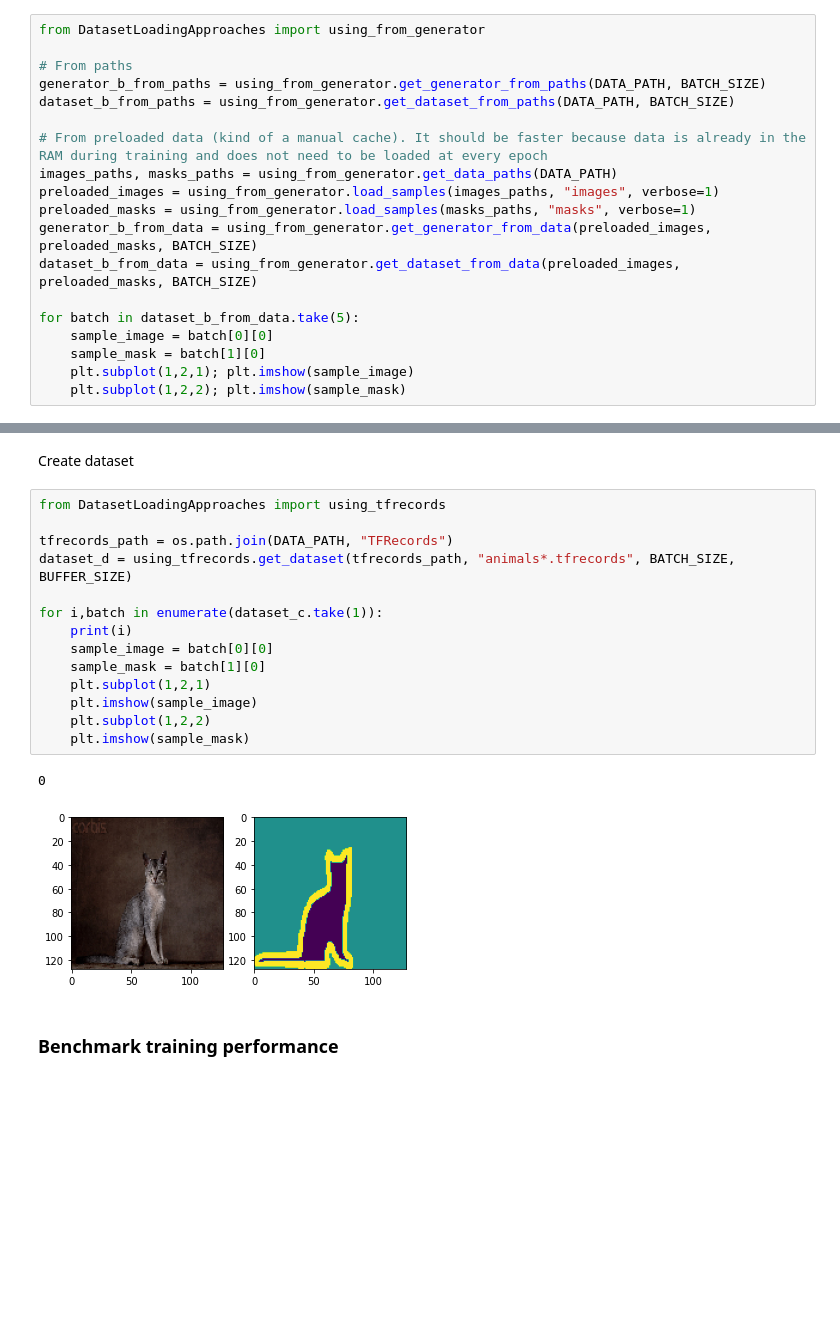
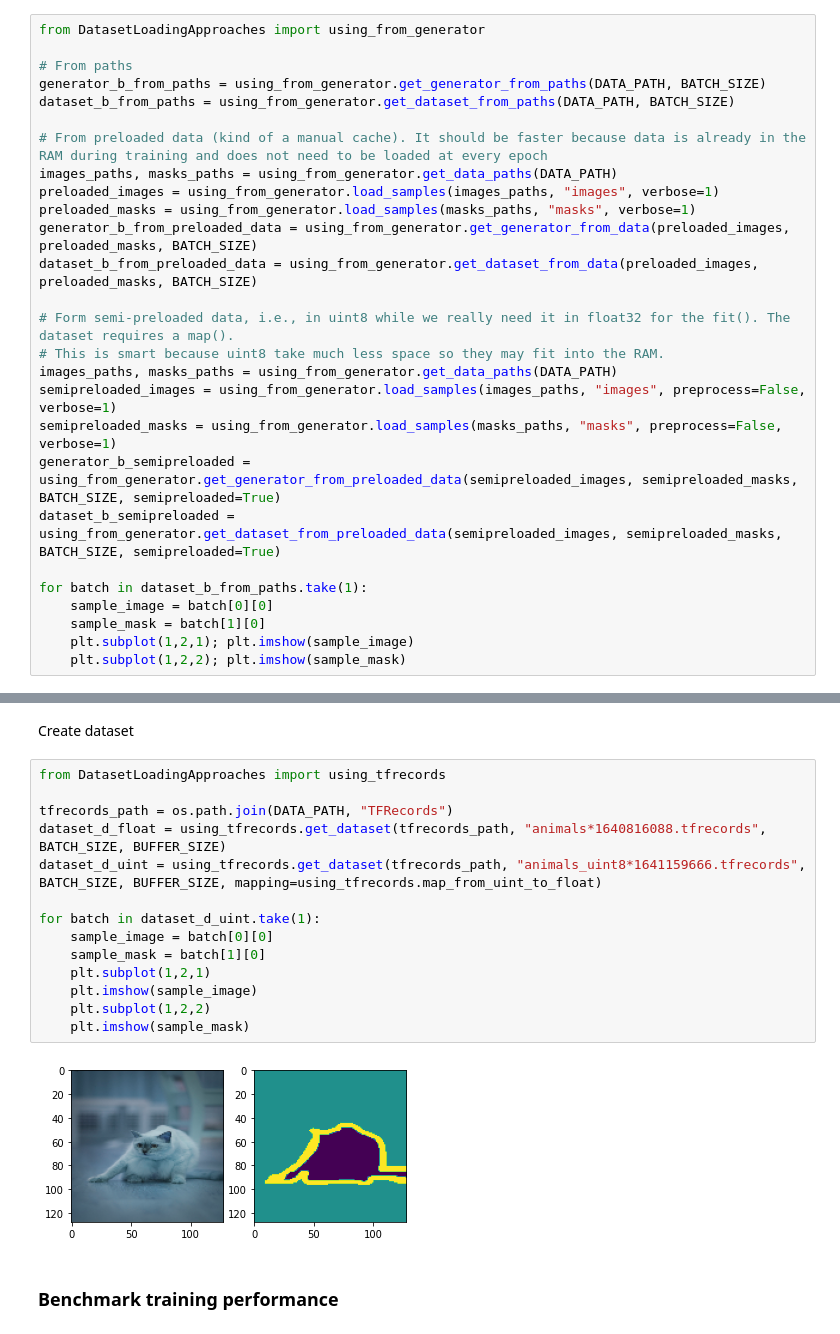
Before and after one commit to guillemboada/Loading-Benchmark, a Jupyter notebook: DatasetLoadingBenchmark.ipynb, the cells around one changed output, grey strips where cells are left out. Drawn from its saved outputs; the diff is of its cells as text; blank space fills up the shorter version.

Commit message:
Add approach of semipreloaded data (as uint)

```diff
--- a/DatasetLoadingBenchmark.ipynb
+++ b/DatasetLoadingBenchmark.ipynb
@@ -80,10 +83,18 @@ dataset_b_from_paths = using_from_generator.get_dataset_from_paths(DATA_PATH, BA
 images_paths, masks_paths = using_from_generator.get_data_paths(DATA_PATH)
 preloaded_images = using_from_generator.load_samples(images_paths, "images", verbose=1)
 preloaded_masks = using_from_generator.load_samples(masks_paths, "masks", verbose=1)
-generator_b_from_data = using_from_generator.get_generator_from_data(preloaded_images, preloaded_masks, BATCH_SIZE)
-dataset_b_from_data = using_from_generator.get_dataset_from_data(preloaded_images, preloaded_masks, BATCH_SIZE)
+generator_b_from_preloaded_data = using_from_generator.get_generator_from_data(preloaded_images, preloaded_masks, BATCH_SIZE)
+dataset_b_from_preloaded_data = using_from_generator.get_dataset_from_data(preloaded_images, preloaded_masks, BATCH_SIZE)
 
-for batch in dataset_b_from_data.take(5):
+# Form semi-preloaded data, i.e., in uint8 while we really need it in float32 for the fit(). The dataset requires a map().
+# This is smart because uint8 take much less space so they may fit into the RAM.
+images_paths, masks_paths = using_from_generator.get_data_paths(DATA_PATH)
+semipreloaded_images = using_from_generator.load_samples(images_paths, "images", preprocess=False, verbose=1)
+semipreloaded_masks = using_from_generator.load_samples(masks_paths, "masks", preprocess=False, verbose=1)
+generator_b_semipreloaded = using_from_generator.get_generator_from_preloaded_data(semipreloaded_images, semipreloaded_masks, BATCH_SIZE, semipreloaded=True)
+dataset_b_semipreloaded = using_from_generator.get_dataset_from_preloaded_data(semipreloaded_images, semipreloaded_masks, BATCH_SIZE, semipreloaded=True)
+
+for batch in dataset_b_from_paths.take(1):
     sample_image = batch[0][0]
     sample_mask = batch[1][0]
     plt.subplot(1,2,1); plt.imshow(sample_image)
@@ -140,20 +151,19 @@ Create dataset
 # %%
 from DatasetLoadingApproaches import using_tfrecords
 
 tfrecords_path = os.path.join(DATA_PATH, "TFRecords")
-dataset_d = using_tfrecords.get_dataset(tfrecords_path, "animals*.tfrecords", BATCH_SIZE, BUFFER_SIZE)
+dataset_d_float = using_tfrecords.get_dataset(tfrecords_path, "animals*1640816088.tfrecords", BATCH_SIZE, BUFFER_SIZE)
+dataset_d_uint = using_tfrecords.get_dataset(tfrecords_path, "animals_uint8*1641159666.tfrecords", BATCH_SIZE, BUFFER_SIZE, mapping=using_tfrecords.map_from_uint_to_float)
 
-for i,batch in enumerate(dataset_c.take(1)):
-    print(i)
+for batch in dataset_d_uint.take(1):
     sample_image = batch[0][0]
     sample_mask = batch[1][0]
     plt.subplot(1,2,1)
     plt.imshow(sample_image)
     plt.subplot(1,2,2)
     plt.imshow(sample_mask)
 # %% [output]
-0
-[figure, old version]
+[figure, new version]
 # %% [markdown]
 ### Benchmark training performance
 # %% [markdown]
```
Also changed, not shown: parts of 10 cells of this notebook, 2 other files.
